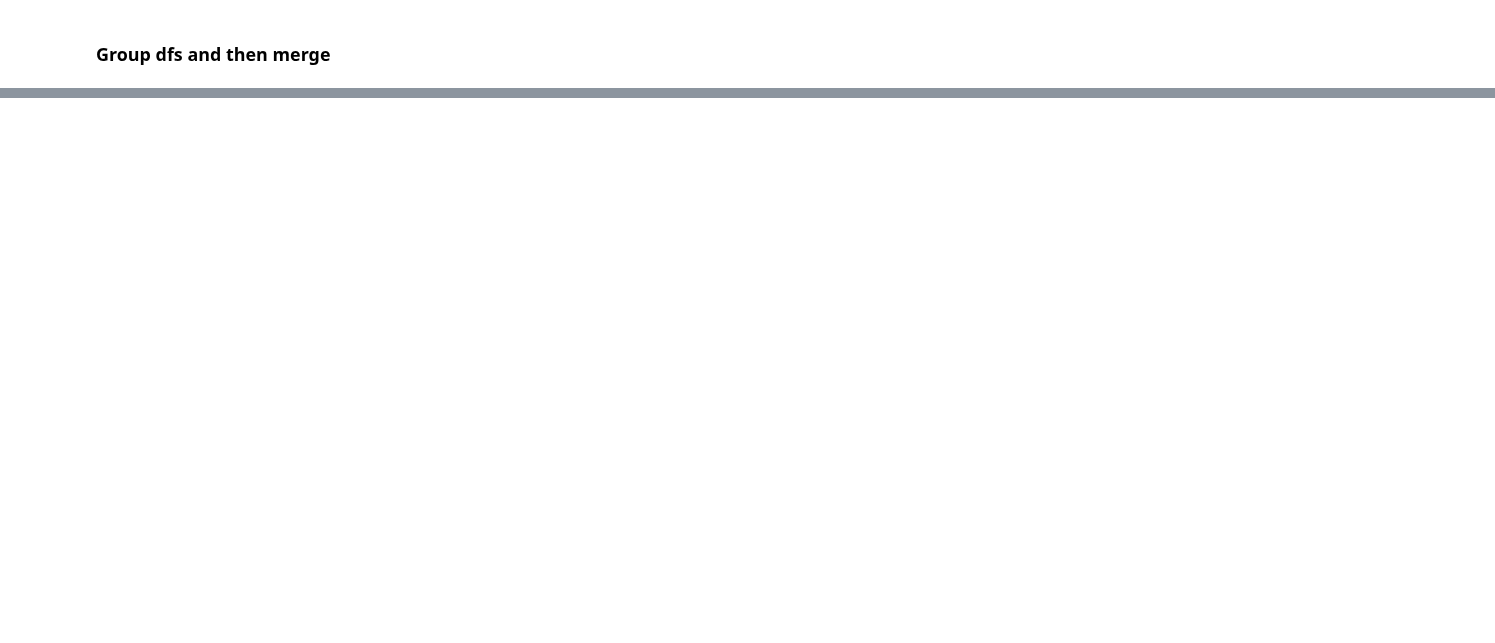
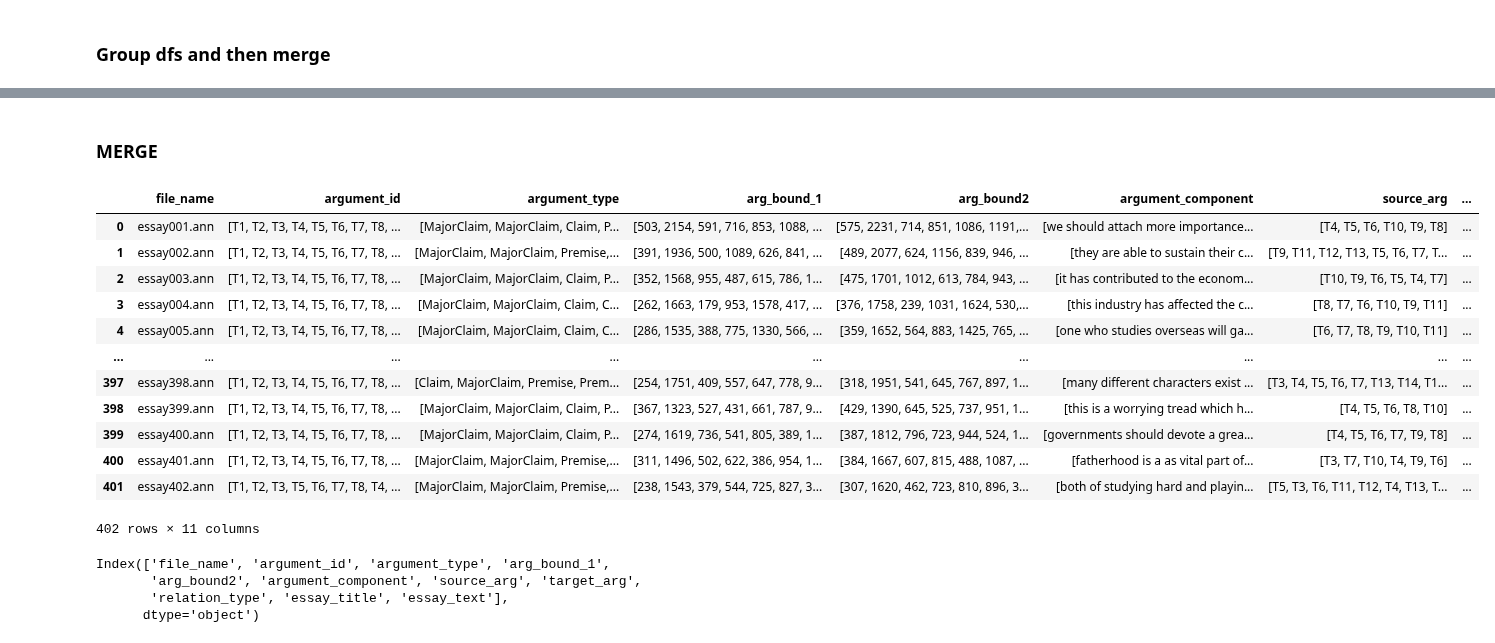
Before and after one commit to mohammadoumar/am_reasoning, a Jupyter notebook: notebooks/build_pe_dataset.ipynb, the cells around one changed output, grey strips where cells are left out. Saved outputs shown, nothing was run; the diff lists cells and outputs as text; code cells hidden in the pictures; blank space fills up the shorter version.

```diff
--- a/notebooks/build_pe_dataset.ipynb
+++ b/notebooks/build_pe_dataset.ipynb
@@ -202,0 +284,8 @@ essays_df.columns = ["file_name", "essay_title", "essay_text"]
+# %%
+comp_grouped_df = components_df.groupby(['file_name'], sort=False).agg({
+    'argument_id': list,
+    'argument_type': list,
+    'arg_bound_1': list,
+    'arg_bound2': list,
+    'argument_component': list,
+}).reset_index()
@@ -202,0 +308,8 @@ essays_df.columns = ["file_name", "essay_title", "essay_text"]
+# %%
+rels_grouped_df = relations_df.groupby(['file_name'], sort=False).agg({
+    'source_arg': list,
+    'target_arg': list,
+    'relation_type': list,
+}).reset_index()
+
+# source_arg	target_arg	relation_type
@@ -202,0 +332,27 @@ essays_df.columns = ["file_name", "essay_title", "essay_text"]
+# %% [markdown]
+### MERGE
+# %%
+merged_df = comp_grouped_df.merge(rels_grouped_df, on="file_name").merge(essays_df, on="file_name")
+# %%
+merged_df
+# %% [output]
+|  | file_name | argument_id | argument_type | arg_bound_1 | arg_bound2 | argument_component | source_arg | ... |
+| 0 | essay001.ann | [T1, T2, T3, T4, T5, T6, T7, T8, ... | [MajorClaim, MajorClaim, Claim, P... | [503, 2154, 591, 716, 853, 1088, ... | [575, 2231, 714, 851, 1086, 1191,... | [we should attach more importance... | [T4, T5, T6, T10, T9, T8] | ... |
+| 1 | essay002.ann | [T1, T2, T3, T4, T5, T6, T7, T8, ... | [MajorClaim, MajorClaim, Premise,... | [391, 1936, 500, 1089, 626, 841, ... | [489, 2077, 624, 1156, 839, 946, ... | [they are able to sustain their c... | [T9, T11, T12, T13, T5, T6, T7, T... | ... |
+| 2 | essay003.ann | [T1, T2, T3, T4, T5, T6, T7, T8, ... | [MajorClaim, MajorClaim, Claim, P... | [352, 1568, 955, 487, 615, 786, 1... | [475, 1701, 1012, 613, 784, 943, ... | [it has contributed to the econom... | [T10, T9, T6, T5, T4, T7] | ... |
+| 3 | essay004.ann | [T1, T2, T3, T4, T5, T6, T7, T8, ... | [MajorClaim, MajorClaim, Claim, C... | [262, 1663, 179, 953, 1578, 417, ... | [376, 1758, 239, 1031, 1624, 530,... | [this industry has affected the c... | [T8, T7, T6, T10, T9, T11] | ... |
+| 4 | essay005.ann | [T1, T2, T3, T4, T5, T6, T7, T8, ... | [MajorClaim, MajorClaim, Claim, C... | [286, 1535, 388, 775, 1330, 566, ... | [359, 1652, 564, 883, 1425, 765, ... | [one who studies overseas will ga... | [T6, T7, T8, T9, T10, T11] | ... |
+| ... | ... | ... | ... | ... | ... | ... | ... | ... |
+| 397 | essay398.ann | [T1, T2, T3, T4, T5, T6, T7, T8, ... | [Claim, MajorClaim, Premise, Prem... | [254, 1751, 409, 557, 647, 778, 9... | [318, 1951, 541, 645, 767, 897, 1... | [many different characters exist ... | [T3, T4, T5, T6, T7, T13, T14, T1... | ... |
+| 398 | essay399.ann | [T1, T2, T3, T4, T5, T6, T7, T8, ... | [MajorClaim, MajorClaim, Claim, P... | [367, 1323, 527, 431, 661, 787, 9... | [429, 1390, 645, 525, 737, 951, 1... | [this is a worrying tread which h... | [T4, T5, T6, T8, T10] | ... |
+| 399 | essay400.ann | [T1, T2, T3, T4, T5, T6, T7, T8, ... | [MajorClaim, MajorClaim, Claim, P... | [274, 1619, 736, 541, 805, 389, 1... | [387, 1812, 796, 723, 944, 524, 1... | [governments should devote a grea... | [T4, T5, T6, T7, T9, T8] | ... |
+| 400 | essay401.ann | [T1, T2, T3, T4, T5, T6, T7, T8, ... | [MajorClaim, MajorClaim, Premise,... | [311, 1496, 502, 622, 386, 954, 1... | [384, 1667, 607, 815, 488, 1087, ... | [fatherhood is a as vital part of... | [T3, T7, T10, T4, T9, T6] | ... |
+| 401 | essay402.ann | [T1, T2, T3, T5, T6, T7, T8, T4, ... | [MajorClaim, MajorClaim, Premise,... | [238, 1543, 379, 544, 725, 827, 3... | [307, 1620, 462, 723, 810, 896, 3... | [both of studying hard and playin... | [T5, T3, T6, T11, T12, T4, T13, T... | ... |
+402 rows × 11 columns
+# %%
+merged_df.columns
+# %% [output]
+Index(['file_name', 'argument_id', 'argument_type', 'arg_bound_1',
+       'arg_bound2', 'argument_component', 'source_arg', 'target_arg',
+       'relation_type', 'essay_title', 'essay_text'],
+      dtype='object')
```
Also changed, not shown: parts of 37 cells of this notebook, 2 other files.
